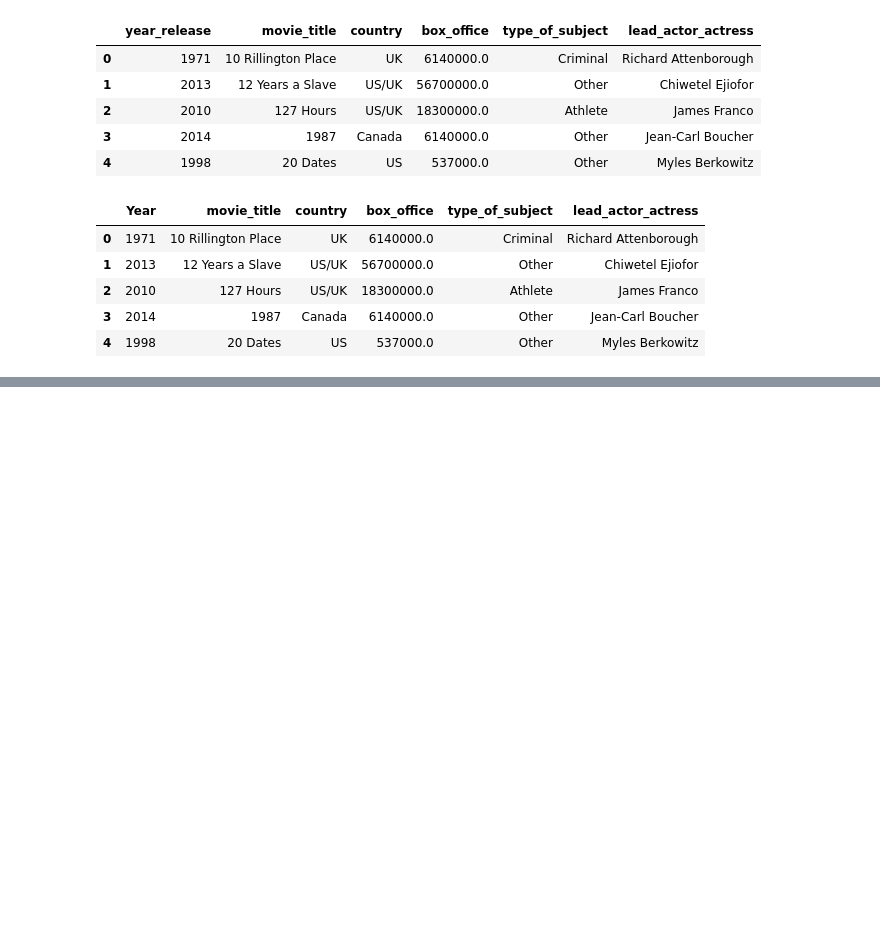
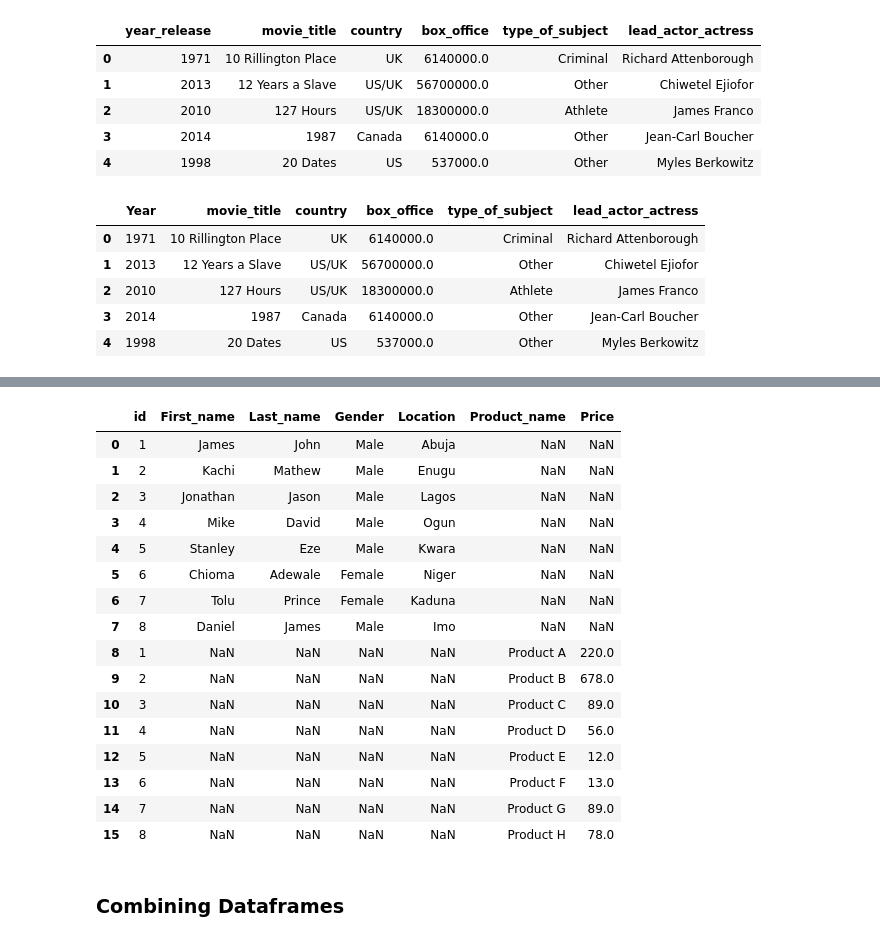
Before and after one commit to JudsonMorgan/Python-for-Data-Analyst, a Jupyter notebook: Introduction-to-Pandas.ipynb, the cells around one changed output, grey strips where cells are left out. Drawn from its saved outputs; the diff is of its cells as text; code cells hidden in the pictures; blank space fills up the shorter version.

```diff
--- a/Introduction-to-Pandas.ipynb
+++ b/Introduction-to-Pandas.ipynb
@@ -1087,0 +1231,24 @@ Read up on the following:
+# %%
+df = pd.concat([customer_data, product_data], ignore_index=True, keys = 'id')
+
+df
+# %% [output]
+|  | id | First_name | Last_name | Gender | Location | Product_name | Price |
+| 0 | 1 | James | John | Male | Abuja | NaN | NaN |
+| 1 | 2 | Kachi | Mathew | Male | Enugu | NaN | NaN |
+| 2 | 3 | Jonathan | Jason | Male | Lagos | NaN | NaN |
+| 3 | 4 | Mike | David | Male | Ogun | NaN | NaN |
+| 4 | 5 | Stanley | Eze | Male | Kwara | NaN | NaN |
+| 5 | 6 | Chioma | Adewale | Female | Niger | NaN | NaN |
+| 6 | 7 | Tolu | Prince | Female | Kaduna | NaN | NaN |
+| 7 | 8 | Daniel | James | Male | Imo | NaN | NaN |
+| 8 | 1 | NaN | NaN | NaN | NaN | Product A | 220.0 |
+| 9 | 2 | NaN | NaN | NaN | NaN | Product B | 678.0 |
+| 10 | 3 | NaN | NaN | NaN | NaN | Product C | 89.0 |
+| 11 | 4 | NaN | NaN | NaN | NaN | Product D | 56.0 |
+| 12 | 5 | NaN | NaN | NaN | NaN | Product E | 12.0 |
+| 13 | 6 | NaN | NaN | NaN | NaN | Product F | 13.0 |
+| 14 | 7 | NaN | NaN | NaN | NaN | Product G | 89.0 |
+| 15 | 8 | NaN | NaN | NaN | NaN | Product H | 78.0 |
+# %% [markdown]
+### Combining Dataframes
```
Also changed, not shown: parts of 54 cells of this notebook.
